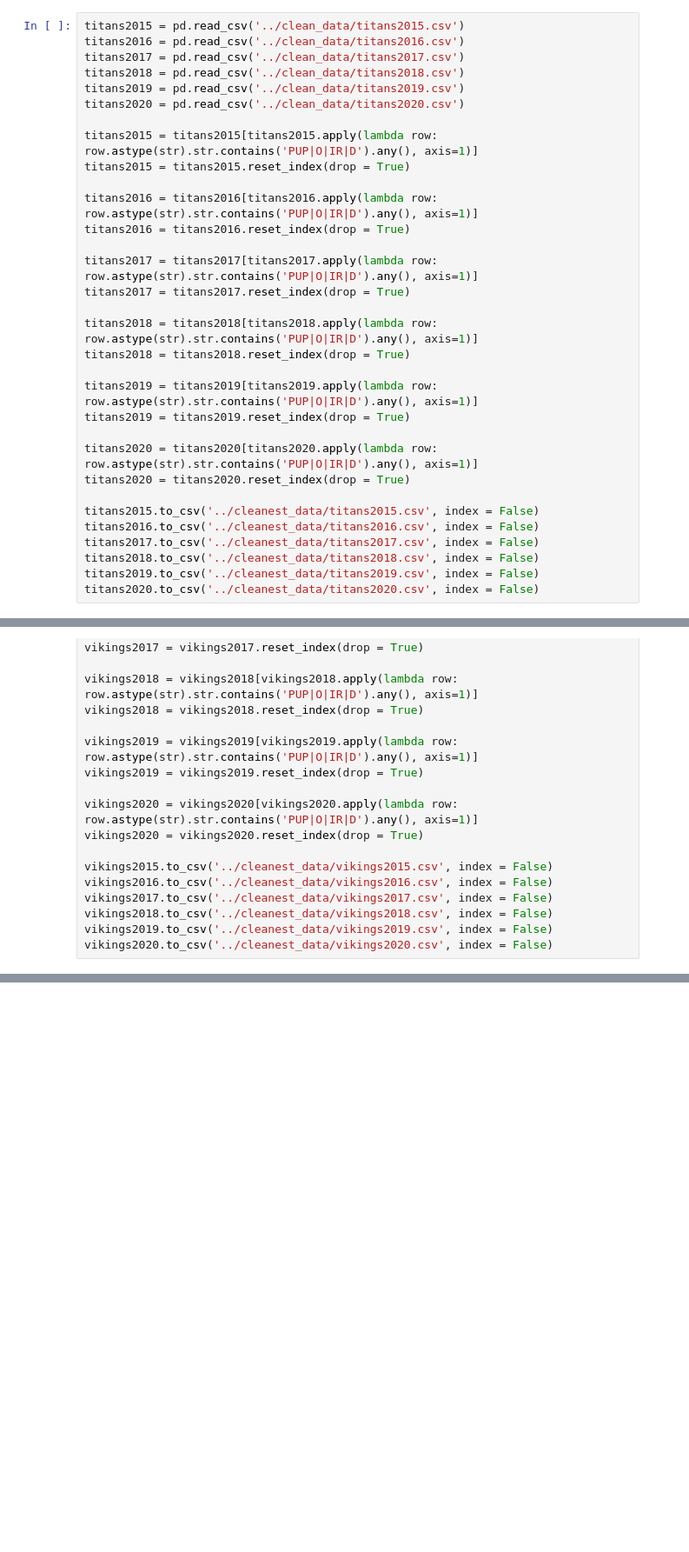
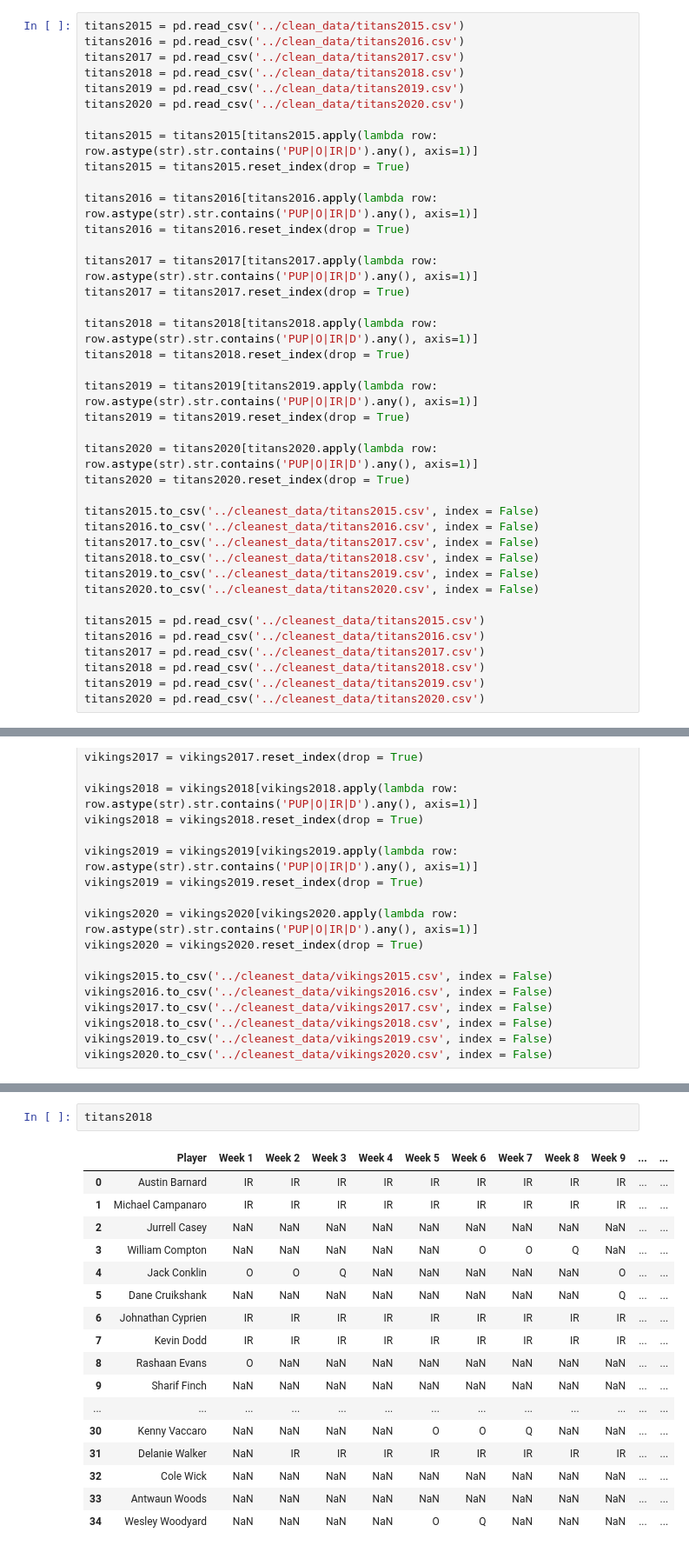
Before and after one commit to ClintNanney/Capstone, a Jupyter notebook: notebooks/clean_nfl_data.ipynb, the cells around one changed output, grey strips where cells are left out. Shown at 87% size. Drawn from its saved outputs; the diff is of its cells as text; blank space fills up the shorter version.

```diff
--- a/notebooks/clean_nfl_data.ipynb
+++ b/notebooks/clean_nfl_data.ipynb
@@ -1002,6 +1068,13 @@ titans2017.to_csv('../cleanest_data/titans2017.csv', index = False)
 titans2018.to_csv('../cleanest_data/titans2018.csv', index = False)
 titans2019.to_csv('../cleanest_data/titans2019.csv', index = False)
 titans2020.to_csv('../cleanest_data/titans2020.csv', index = False)
+
+titans2015 = pd.read_csv('../cleanest_data/titans2015.csv')
+titans2016 = pd.read_csv('../cleanest_data/titans2016.csv')
+titans2017 = pd.read_csv('../cleanest_data/titans2017.csv')
+titans2018 = pd.read_csv('../cleanest_data/titans2018.csv')
+titans2019 = pd.read_csv('../cleanest_data/titans2019.csv')
+titans2020 = pd.read_csv('../cleanest_data/titans2020.csv')
 # %%
 vikings2015 = pd.read_csv('../clean_data/vikings2015.csv')
 vikings2016 = pd.read_csv('../clean_data/vikings2016.csv')
@@ -1057,0 +1110,20 @@ vikings2017
+# %%
+titans2018
+# %% [output]
+|  | Player | Week 1 | Week 2 | Week 3 | Week 4 | Week 5 | Week 6 | Week 7 | Week 8 | Week 9 | ... | ... |
+| 0 | Austin Barnard | IR | IR | IR | IR | IR | IR | IR | IR | IR | ... | ... |
+| 1 | Michael Campanaro | IR | IR | IR | IR | IR | IR | IR | IR | IR | ... | ... |
+| 2 | Jurrell Casey | NaN | NaN | NaN | NaN | NaN | NaN | NaN | NaN | NaN | ... | ... |
+| 3 | William Compton | NaN | NaN | NaN | NaN | NaN | O | O | Q | NaN | ... | ... |
+| 4 | Jack Conklin | O | O | Q | NaN | NaN | NaN | NaN | NaN | O | ... | ... |
+| 5 | Dane Cruikshank | NaN | NaN | NaN | NaN | NaN | NaN | NaN | NaN | Q | ... | ... |
+| 6 | Johnathan Cyprien | IR | IR | IR | IR | IR | IR | IR | IR | IR | ... | ... |
+| 7 | Kevin Dodd | IR | IR | IR | IR | IR | IR | IR | IR | IR | ... | ... |
+| 8 | Rashaan Evans | O | NaN | NaN | NaN | NaN | NaN | NaN | NaN | NaN | ... | ... |
+| 9 | Sharif Finch | NaN | NaN | NaN | NaN | NaN | NaN | NaN | NaN | NaN | ... | ... |
+| ... | ... | ... | ... | ... | ... | ... | ... | ... | ... | ... | ... | ... |
+| 30 | Kenny Vaccaro | NaN | NaN | NaN | NaN | O | O | Q | NaN | NaN | ... | ... |
+| 31 | Delanie Walker | NaN | IR | IR | IR | IR | IR | IR | IR | IR | ... | ... |
+| 32 | Cole Wick | NaN | NaN | NaN | NaN | NaN | NaN | NaN | NaN | NaN | ... | ... |
+| 33 | Antwaun Woods | NaN | NaN | NaN | NaN | NaN | NaN | NaN | NaN | NaN | ... | ... |
+| 34 | Wesley Woodyard | NaN | NaN | NaN | NaN | O | Q | NaN | NaN | NaN | ... | ... |
```
Also changed, not shown: parts of 30 cells of this notebook.
